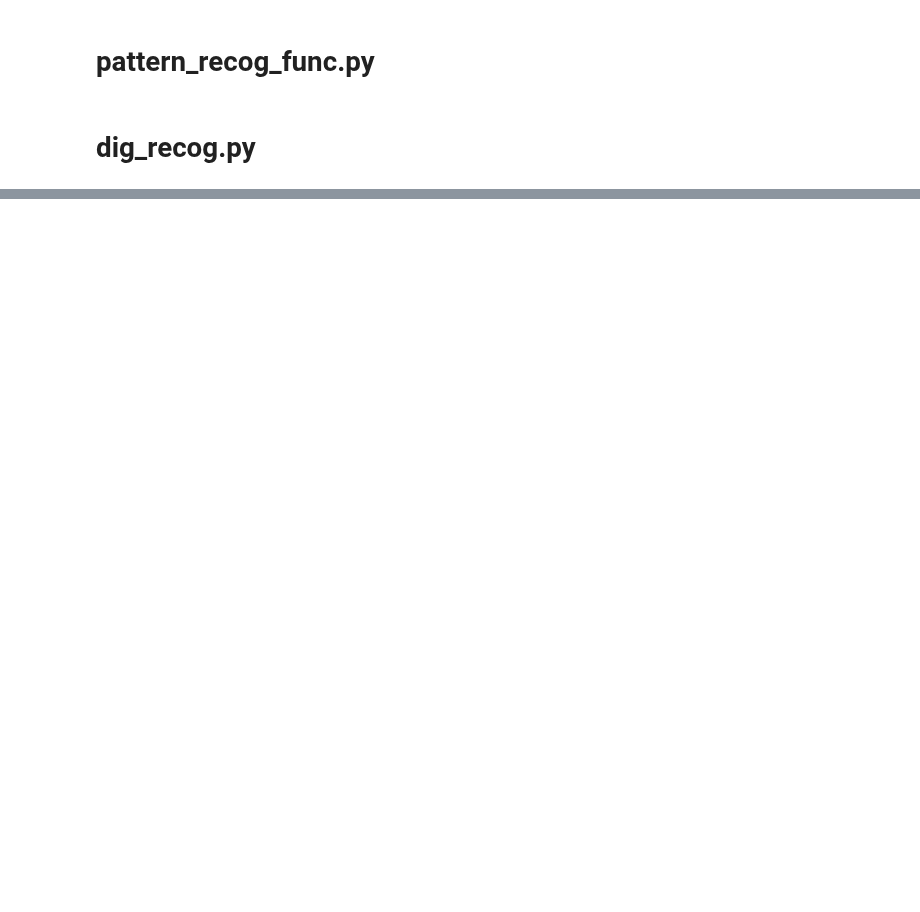
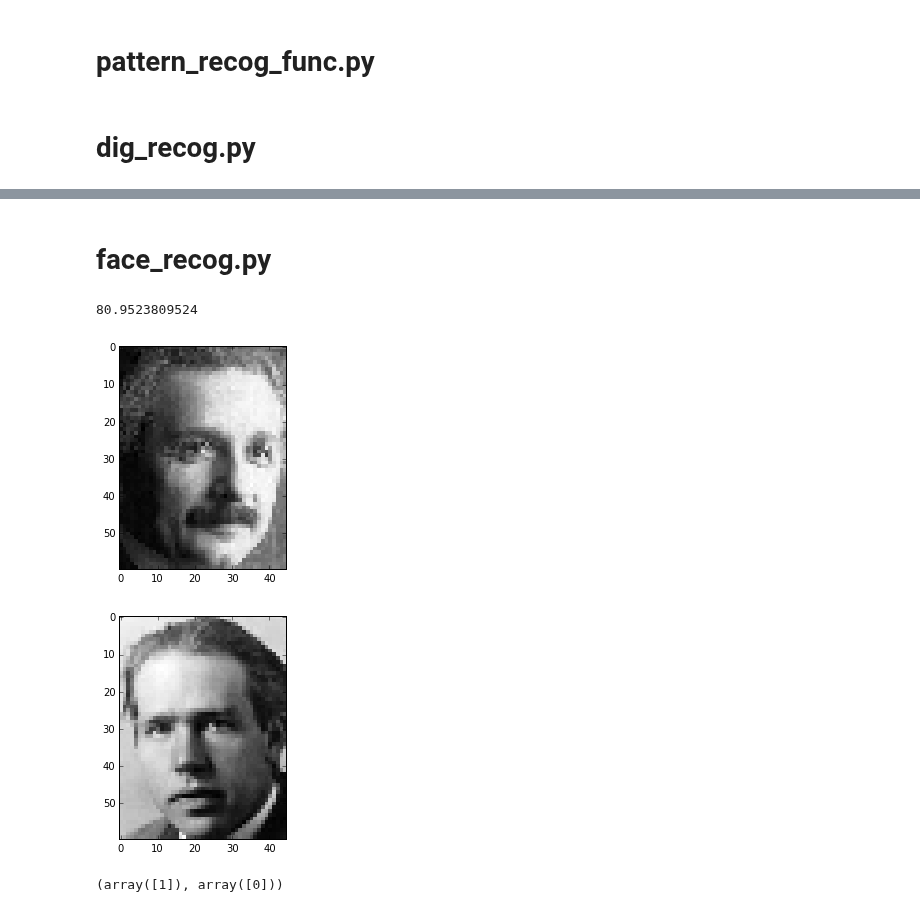
Before and after one commit to COMPPHYS-JNGUYEN/comp-phys, a Jupyter notebook: SandboxFinalProject.ipynb, the cells around one changed output, grey strips where cells are left out. Drawn from its saved outputs; the diff is of its cells as text; code cells hidden in the pictures; blank space fills up the shorter version.

```diff
--- a/SandboxFinalProject.ipynb
+++ b/SandboxFinalProject.ipynb
@@ -99,0 +122,69 @@ print(X[0].shape, flat.shape)
+# %% [markdown]
+# face_recog.py
+# %%
+bohr = 10
+ein = 11
+flat_bohr = []
+flat_ein = []
+y = []
+phys_dict = {0: 'Bohr', 1: 'Einstein'}
+
+for i in range(bohr):
+    im = mpimg.imread('bohr'+str(i)+'.jpeg')
+    flat_bohr.append(interpol_im(im, dim1=45, dim2=60, plot_new_im=False, cmap='binary', axis_off=False))
+    y.append(0)
+for i in range(ein):
+    im = mpimg.imread('ein'+str(i)+'.jpeg')
+    flat_ein.append(interpol_im(im, dim1=45, dim2=60, plot_new_im=False, cmap='binary', axis_off=False))
+    y.append(1)
+
+X = np.vstack((np.array(flat_bohr), np.array(flat_ein)))
+
+md_pca, X_proj = pca_X(X)
+
+perc = 0
+tot = 21
+# for i in range(tot):
+#     ans = y[i]
+#     pre = md_clf.predict(X_proj[i].reshape(1, -1))
+#     if ans == pre:
+#         perc += 1.
+
+# print((perc/tot)*100)
+
+for select_idx in range(tot):
+#     set_trace()
+    Xtrain = np.delete(X, select_idx, axis = 0)
+    ytrain = np.delete(y, select_idx)
+
+    md_pca.fit(Xtrain)
+    Xtrain_proj = md_pca.transform(Xtrain)
+
+    Xtest = X[select_idx].reshape(1, -1)
+    ytest = y[select_idx]
+    Xtest_proj = md_pca.transform(Xtest)
+
+    md_clf = svm_train(Xtrain_proj, ytrain)
+    pre = md_clf.predict(Xtest_proj)
+    if pre == ytest:
+        perc += 1.
+
+print((perc/tot)*100)
+
+unseen_phys1 = mpimg.imread('unseen_phys1.jpg')
+unseen_phys2 = mpimg.imread('unseen_phys2.jpg')
+phys1_flat = interpol_im(unseen_phys1, plot_new_im=True, dim1=45, dim2=60)
+phys2_flat = interpol_im(unseen_phys2, plot_new_im=True, dim1=45, dim2=60)
+
+phys1_flat_proj = md_pca.transform(phys1_flat)
+phys2_flat_proj = md_pca.transform(phys2_flat)
+
+pre1 = md_clf.predict(phys1_flat_proj.reshape(1, -1))
+pre2 = md_clf.predict(phys2_flat_proj.reshape(1, -1))
+
+print(pre1, pre2)
+# %% [output]
+80.9523809524
+[figure, added]
+[figure, added]
+(array([1]), array([0]))
```
Also changed, not shown: parts of 5 cells of this notebook, 3 other files.
